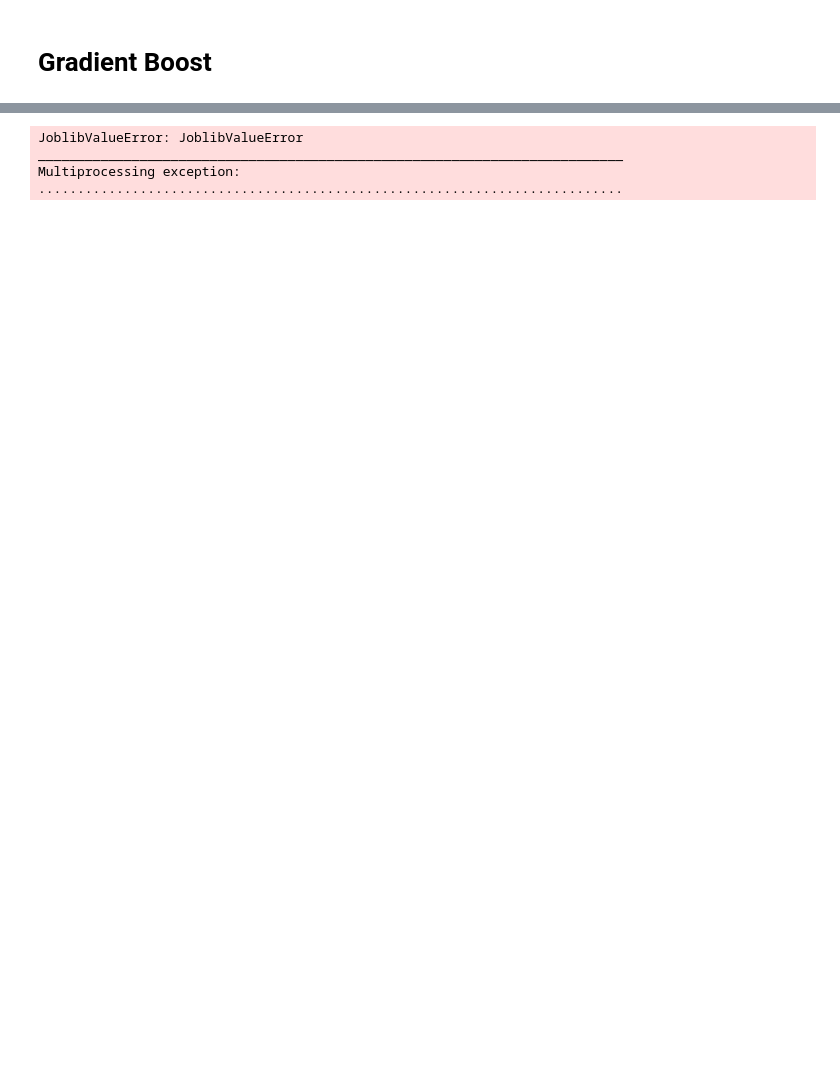
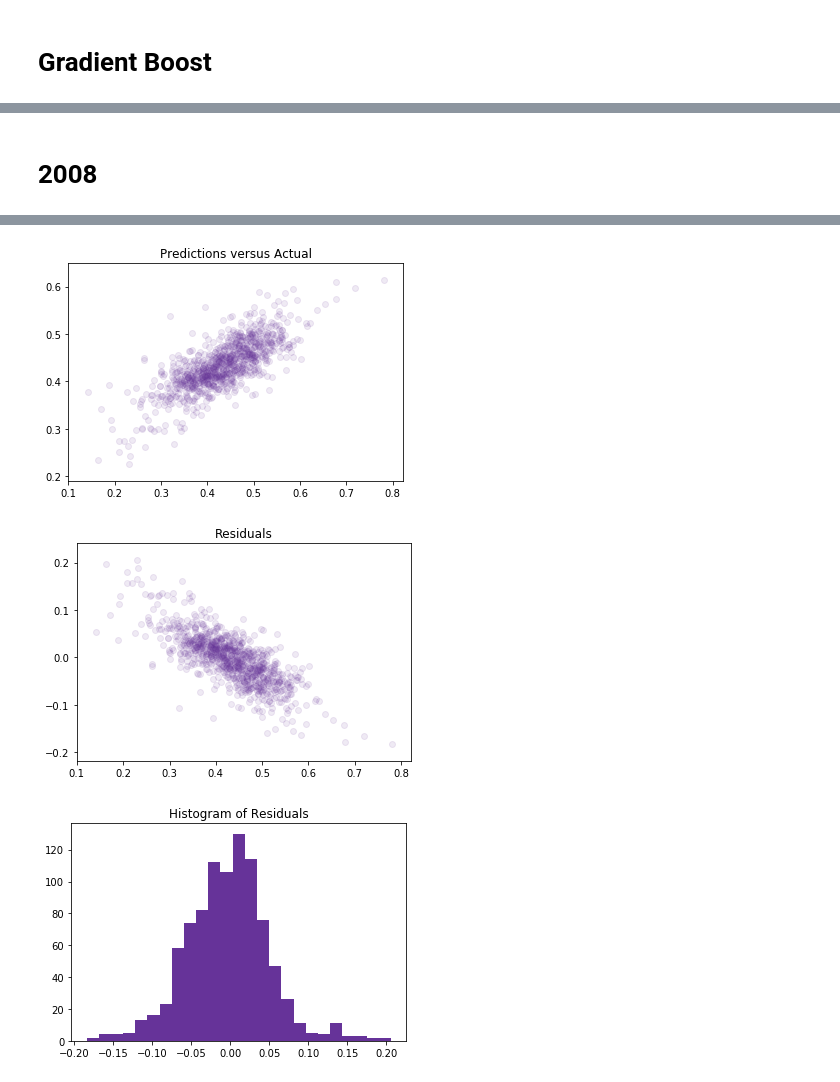
Before and after one commit to pnlp/Voter_Behavior, a Jupyter notebook: Strike_a_Line_Pose.ipynb, the cells around one changed output, grey strips where cells are left out. Drawn from its saved outputs; the diff is of its cells as text; code cells hidden in the pictures; blank space fills up the shorter version.

```diff
--- a/Strike_a_Line_Pose.ipynb
+++ b/Strike_a_Line_Pose.ipynb
@@ -501,3 +354,5 @@ def grad_boost(df, target):
+# %% [markdown]
+# 2008
 # %%
-params = grad_boost(df_2008, 'total_vote_ratio')
+grad_model(df_2008, 'total_vote_ratio')
 # %% [output]
@@ -521,4 +361,3 @@ Fitting 3 folds for each of 160 candidates, totalling 480 fits
-JoblibValueError: JoblibValueError
-___________________________________________________________________________
-Multiprocessing exception:
-...........................................................................
+[figure, added]
+[figure, added]
+[figure, added]
```
Also changed, not shown: parts of 36 cells of this notebook, 5 other files.
